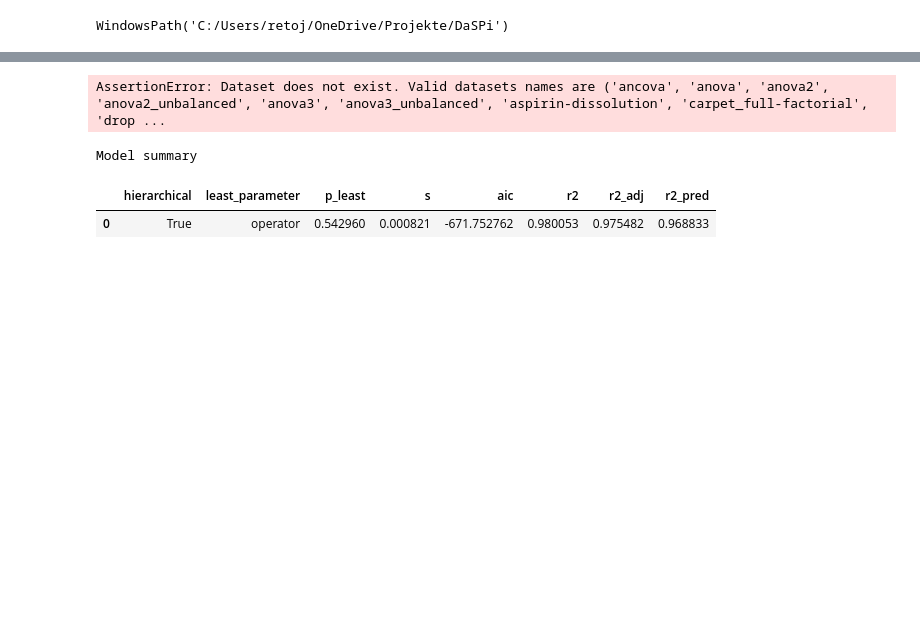
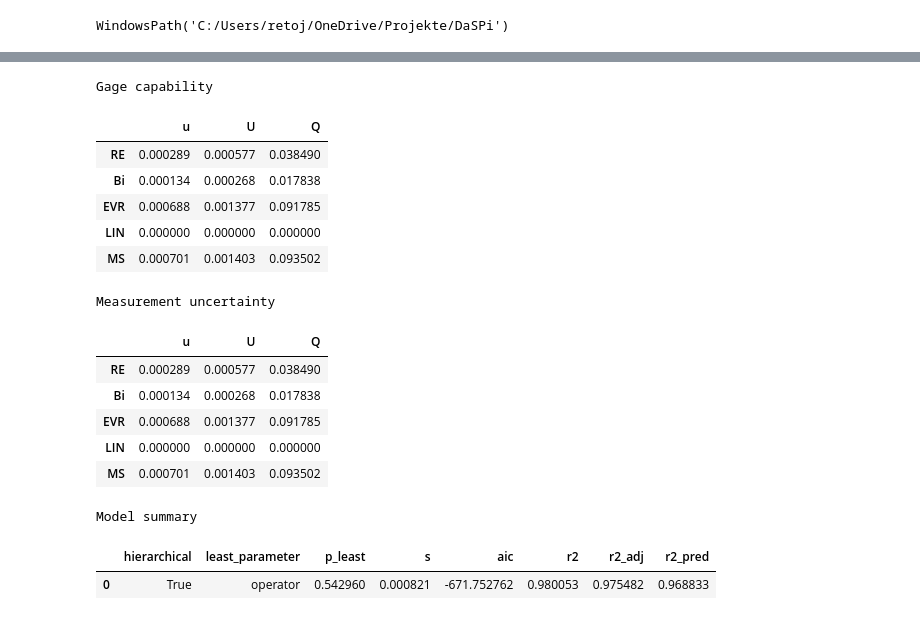
Before and after one commit to j4ggr/DaSPi, a Jupyter notebook: notebooks/doc-content_anova.ipynb, the cells around one changed output, grey strips where cells are left out. Cells and saved outputs as stored; diff of their text form; code cells hidden in the pictures; blank space fills up the shorter version.

Commit message:
model: - bugfix, added caption for capability table

```diff
--- a/notebooks/doc-content_anova.ipynb
+++ b/notebooks/doc-content_anova.ipynb
@@ -18,19 +16,31 @@ ModuleNotFoundError: No module named 'matplotlib'
 # %%
 import daspi as dsp
 df = dsp.load_dataset('grnr_layer_thickness')
 gage = dsp.GageStudyModel(
     source=df,
     target='result_gage',
     reference=None,
     reference_values=df['reference'][0],
     U_cal=df['U_cal'][0],
     tolerance=df['tolerance'][0],
     resolution=df['resolution'][0],
     bias_corrected=True,)
-gage0 = gage.gages[0]
-gage0.describe()
+gage
 # %% [output]
-AssertionError: Dataset does not exist. Valid datasets names are ('ancova', 'anova', 'anova2', 'anova2_unbalanced', 'anova3', 'anova3_unbalanced', 'aspirin-dissolution', 'carpet_full-factorial', 'drop ...
+Gage capability
+|  | u | U | Q |
+| RE | 0.000289 | 0.000577 | 0.038490 |
+| Bi | 0.000134 | 0.000268 | 0.017838 |
+| EVR | 0.000688 | 0.001377 | 0.091785 |
+| LIN | 0.000000 | 0.000000 | 0.000000 |
+| MS | 0.000701 | 0.001403 | 0.093502 |
+Measurement uncertainty
+|  | u | U | Q |
+| RE | 0.000289 | 0.000577 | 0.038490 |
+| Bi | 0.000134 | 0.000268 | 0.017838 |
+| EVR | 0.000688 | 0.001377 | 0.091785 |
+| LIN | 0.000000 | 0.000000 | 0.000000 |
+| MS | 0.000701 | 0.001403 | 0.093502 |
 # %%
 import daspi as dsp
 df = dsp.load_dataset('grnr_layer_thickness')
```
Also changed, not shown: parts of 2 cells of this notebook, 2 other files.
